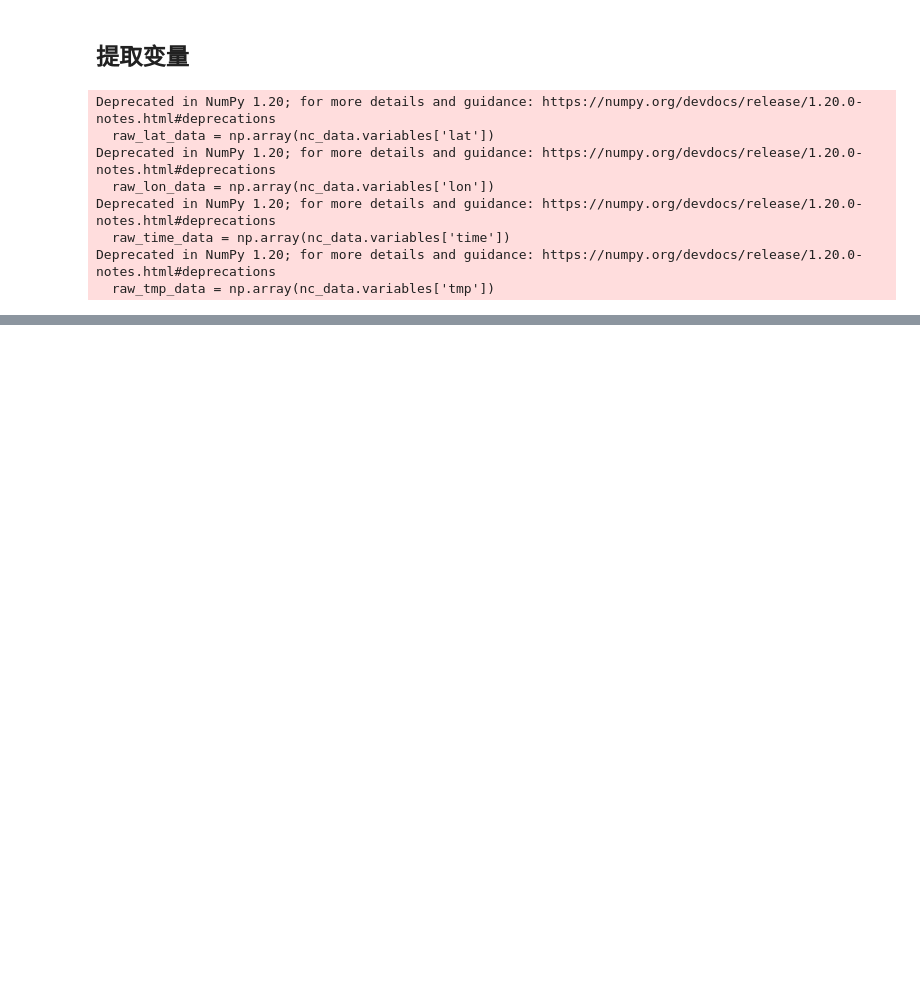
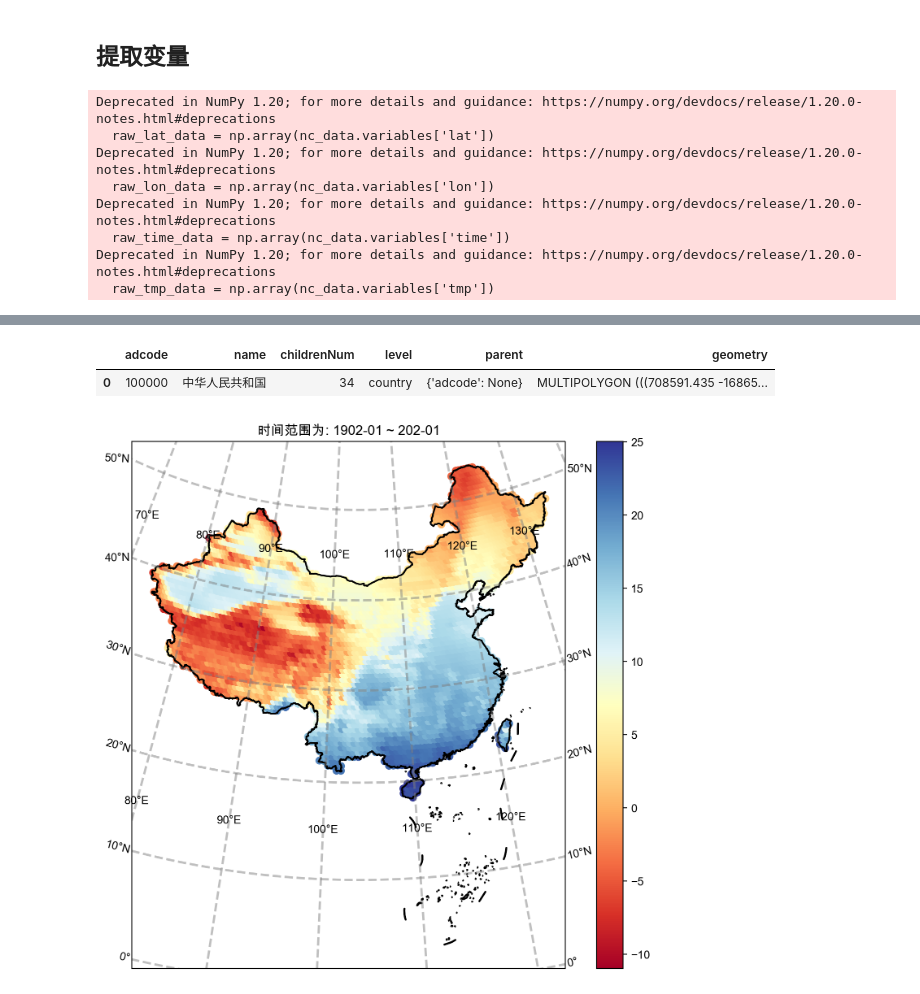
Before and after one commit to yuanzhoulvpi2017/tiny_python, a Jupyter notebook: python_GIS/03_区域数据的简单计算和文件处理_v3.ipynb, the cells around one changed output, grey strips where cells are left out. Drawn from its saved outputs; the diff is of its cells as text; code cells hidden in the pictures; blank space fills up the shorter version.

```diff
--- a/python_GIS/03_区域数据的简单计算和文件处理_v3.ipynb
+++ b/python_GIS/03_区域数据的简单计算和文件处理_v3.ipynb
@@ -526,0 +345,11 @@ new_dataset.close()
+# %%
+out_8 = cal_need7(start_date='1902-01', end_date='2020-01', type='china')
+# %%
+Lon_data, Lat_data = np.meshgrid(raw_lon_data, raw_lat_data)
+
+need_8_df = pd.DataFrame({'value':out_8.flatten(),
+                          'mask_china':mask_for_china.flatten(),
+                          'lon':Lon_data.flatten(),
+                          'lat':Lat_data.flatten()})
+need_8_df = need_8_df.loc[need_8_df['mask_china']]
+need_8_df
@@ -526,0 +370,8 @@ new_dataset.close()
+# %%
+need_8_df_gd = gpd.GeoDataFrame(
+    need_8_df,
+    geometry=gpd.points_from_xy(x=need_8_df['lon'], y=need_8_df['lat']),
+    crs= raw_crs#china_boundary.crs
+)
+need_8_df_gd = need_8_df_gd.to_crs(new_crs.proj4_init)
+need_8_df_gd
@@ -526,0 +392,20 @@ new_dataset.close()
+# %%
+china_boundary_valid_new_crs = china_boundary_valid.to_crs(new_crs.proj4_init)
+china_boundary_valid_new_crs
+# %% [output]
+|  | adcode | name | childrenNum | level | parent | geometry |
+| 0 | 100000 | 中华人民共和国 | 34 | country | {'adcode': None} | MULTIPOLYGON (((708591.435 -16865... |
+# %%
+fig, ax = plt.subplots(figsize=(8, 7), dpi=150, subplot_kw={'projection': new_crs})
+ax.gridlines(draw_labels=True,
+             linewidth=2, color='gray', alpha=0.5, linestyle='--')
+china_boundary_valid_new_crs.boundary.plot(ax=ax, color='black', marker='s')
+need_8_df_gd.plot(ax=ax, column='value', cmap=plt.cm.get_cmap('RdYlBu'), legend=True)
+ax.set_xlabel("longitude")
+ax.set_ylabel("latitude")
+ax.set_title(f"时间范围为: 1902-01 ~ 202-01")
+plt.tight_layout()
+
+fig.savefig("结果/中国可视化.png")
+# %% [output]
+[figure, added]
```
Also changed, not shown: parts of 82 cells of this notebook.
